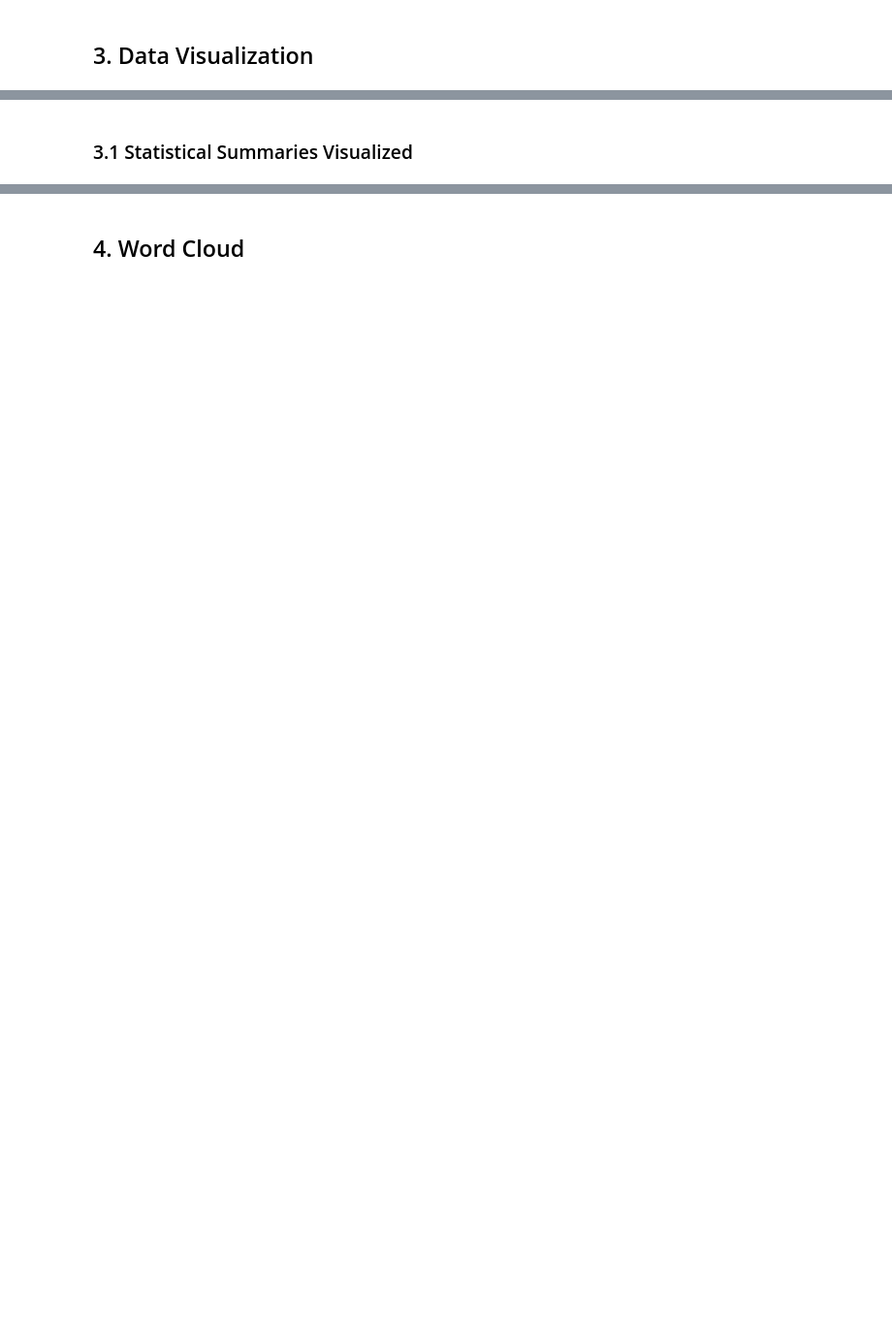
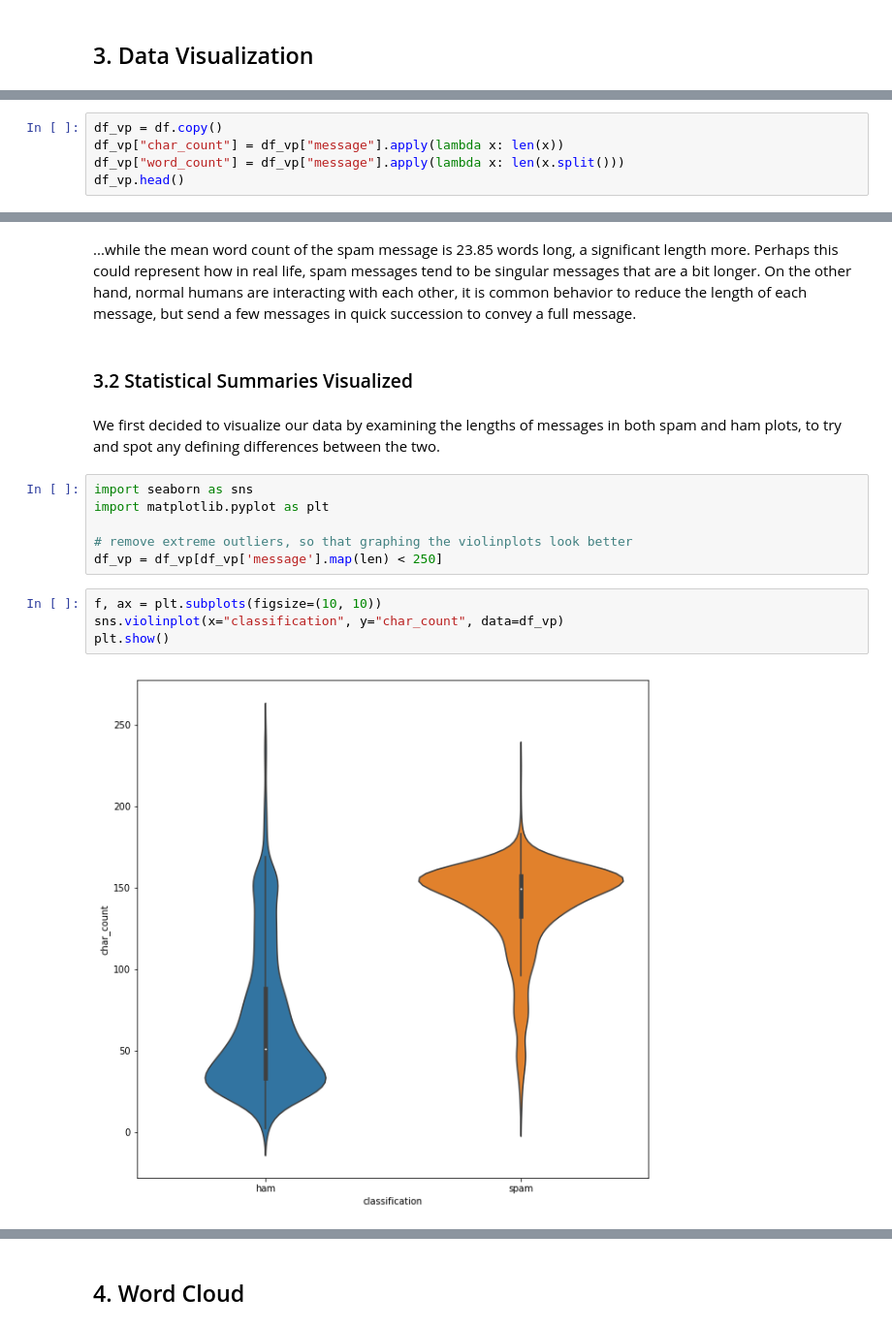
Before and after one commit to ML-Project8/SpamVsHamDataAnalysis, a Jupyter notebook: Lab2-SpamVsHam.ipynb, the cells around one changed output, grey strips where cells are left out. Shown at 97% size. Drawn from its saved outputs; the diff is of its cells as text; blank space fills up the shorter version.

```diff
--- a/Lab2-SpamVsHam.ipynb
+++ b/Lab2-SpamVsHam.ipynb
@@ -97,0 +225,5 @@ print(df_tfidf)
+# %%
+df_vp = df.copy()
+df_vp["char_count"] = df_vp["message"].apply(lambda x: len(x))
+df_vp["word_count"] = df_vp["message"].apply(lambda x: len(x.split()))
+df_vp.head()
@@ -98,2 +271,18 @@ print(df_tfidf)
+# %% [markdown]
+...while the mean word count of the spam message is 23.85 words long, a significant length more. Perhaps this could represent how in real life, spam messages tend to be singular messages that are a bit longer. On the other hand, normal humans are interacting with each other, it is common behavior to reduce the length of each message, but send a few messages in quick succession to convey a full message.
 # %% [markdown]
-### 3.1 Statistical Summaries Visualized
+### 3.2 Statistical Summaries Visualized
+# %% [markdown]
+We first decided to visualize our data by examining the lengths of messages in both spam and ham plots, to try and spot any defining differences between the two.
+# %%
+import seaborn as sns
+import matplotlib.pyplot as plt
+
+# remove extreme outliers, so that graphing the violinplots look better
+df_vp = df_vp[df_vp['message'].map(len) < 250]
+# %%
+f, ax = plt.subplots(figsize=(10, 10))
+sns.violinplot(x="classification", y="char_count", data=df_vp)
+plt.show()
+# %% [output]
+[figure, added]
```
Also changed, not shown: parts of 39 cells of this notebook, 5 other files.
